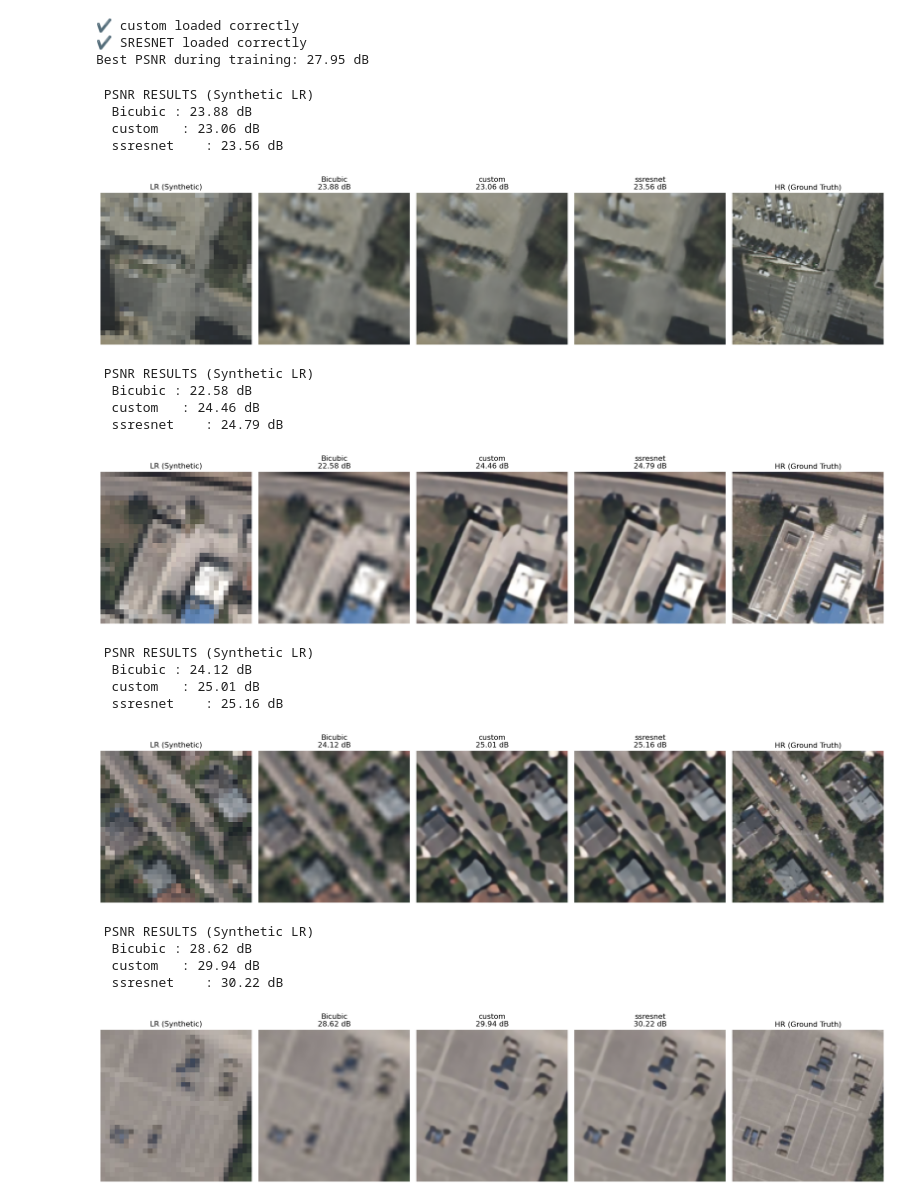
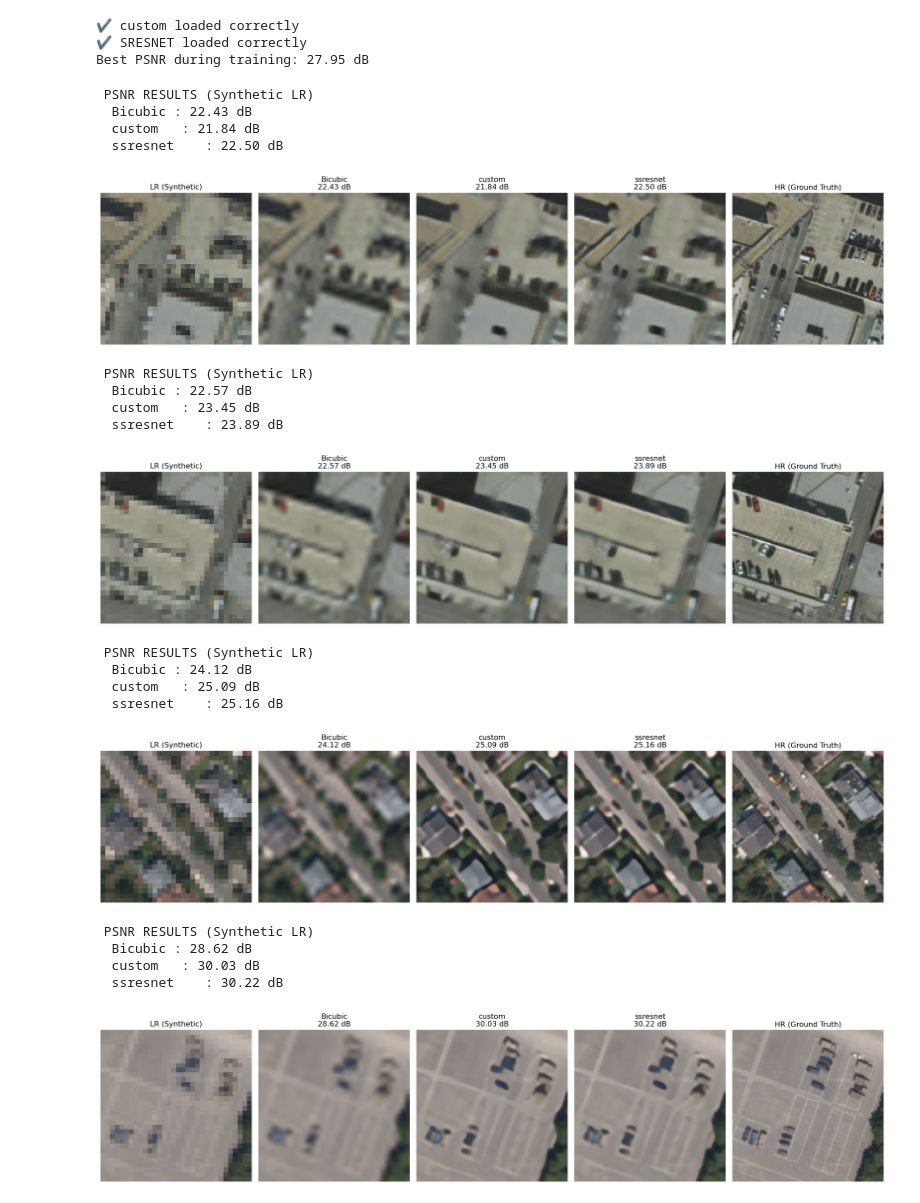
Before and after one commit to NadiYasser/Satellite_Super_Resulotion0, a Jupyter notebook: notebooks/yasser/test_MODELS copy.ipynb, the cells around one changed output. Cells and saved outputs as stored; diff of their text form; code cells hidden in the pictures.

```diff
--- a/notebooks/yasser/test_MODELS copy.ipynb
+++ b/notebooks/yasser/test_MODELS copy.ipynb
@@ -100,11 +103,11 @@ def compare_sr_models(
 from src.utils.models_architecture import  SRResNet
 from notebooks.yasser.custom_model import Custom_model
 checkpoint = torch.load(
-    "src/models/checkpoints/custom_large/best_custom_large.pth",
+    "src/models/checkpoints/custom_large2/best_custom_large2.pth",
     map_location=device
 )
 
-custom = Custom_model(n_HF_blocks=8,n_MS_blocks=2,n_LF_blocks=16).to(device)
+custom = Custom_model(n_HF_blocks=12,n_MS_blocks=4,n_LF_blocks=20).to(device)
 custom.load_state_dict(checkpoint["model"])
 custom.eval()
 
@@ -127,30 +130,30 @@ print(f"Best PSNR during training: {checkpoint['best_psnr']:.2f} dB")
 Best PSNR during training: 27.95 dB
 # %%
 compare_sr_models(
-    hr_path="data/preprocessed/test/HR/austin16_r00_c19.png",
+    hr_path="data/preprocessed/test/HR/austin16_r01_c19.png",
     custom = custom,
     ssresnet_model = SRESNET,
     scale=4
 )
 # %% [output]
  PSNR RESULTS (Synthetic LR)
-  Bicubic : 23.88 dB
-  custom   : 23.06 dB
-  ssresnet    : 23.56 dB
+  Bicubic : 22.43 dB
+  custom   : 21.84 dB
+  ssresnet    : 22.50 dB
-[figure, old version]
+[figure, new version]
 # %%
 compare_sr_models(
-    hr_path="data/preprocessed/test/HR/vienna25_r22_c17.png",
+    hr_path="data/preprocessed/test/HR/austin16_r05_c19.png",
     custom = custom,
     ssresnet_model = SRESNET,
     scale=4
 )
 # %% [output]
  PSNR RESULTS (Synthetic LR)
-  Bicubic : 22.58 dB
-  custom   : 24.46 dB
-  ssresnet    : 24.79 dB
+  Bicubic : 22.57 dB
+  custom   : 23.45 dB
+  ssresnet    : 23.89 dB
-[figure, old version]
+[figure, new version]
 # %%
 compare_sr_models(
     hr_path="data/preprocessed/test/HR/vienna25_r22_c00.png",
@@ -161,7 +164,7 @@ compare_sr_models(
 # %% [output]
  PSNR RESULTS (Synthetic LR)
   Bicubic : 24.12 dB
-  custom   : 25.01 dB
+  custom   : 25.09 dB
   ssresnet    : 25.16 dB
 [figure]
 # %%
@@ -174,6 +177,6 @@ compare_sr_models(
 # %% [output]
  PSNR RESULTS (Synthetic LR)
   Bicubic : 28.62 dB
-  custom   : 29.94 dB
+  custom   : 30.03 dB
   ssresnet    : 30.22 dB
 [figure]
```
Also changed, not shown: parts of 2 cells of this notebook, 9 other files.
